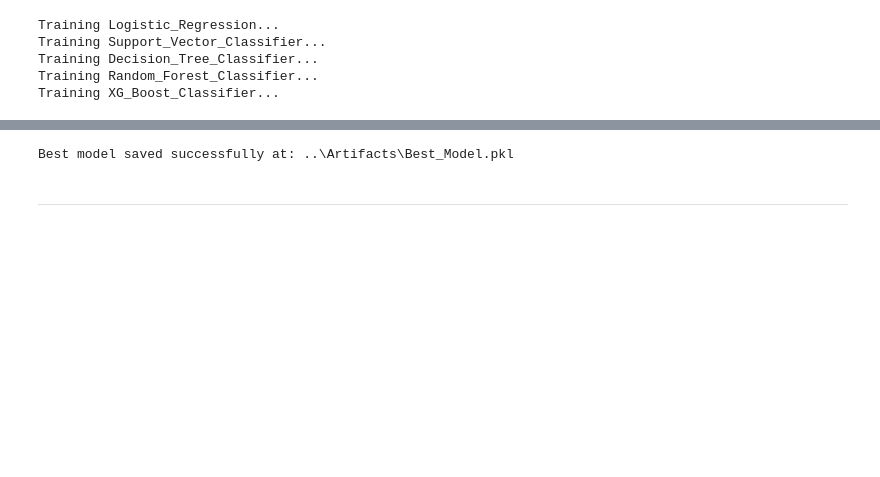
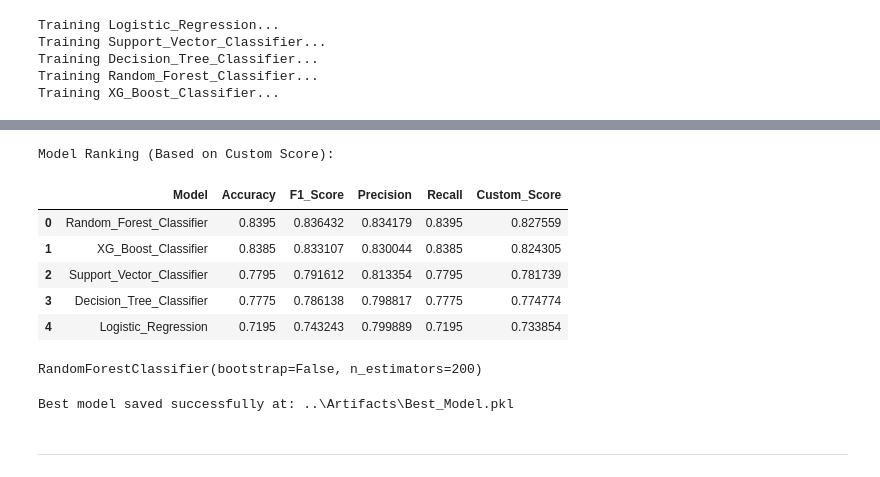
Before and after one commit to rashmiKumari03/Customer_Churn_Prediction, a Jupyter notebook: notebook/Churn_Analysis.ipynb, the cells around one changed output, grey strips where cells are left out. Saved outputs shown, nothing was run; the diff lists cells and outputs as text; code cells hidden in the pictures; blank space fills up the shorter version.

```diff
--- a/notebook/Churn_Analysis.ipynb
+++ b/notebook/Churn_Analysis.ipynb
@@ -1418,3 +1483,18 @@ Model Performance Summary:
+# %%
+print("\nModel Ranking (Based on Custom Score):\n")
+results_df[['Model', 'Accuracy', 'F1_Score', 'Precision', 'Recall', 'Custom_Score']]
+# %% [output]
+Model Ranking (Based on Custom Score):
+|  | Model | Accuracy | F1_Score | Precision | Recall | Custom_Score |
+| 0 | Random_Forest_Classifier | 0.8395 | 0.836432 | 0.834179 | 0.8395 | 0.827559 |
+| 1 | XG_Boost_Classifier | 0.8385 | 0.833107 | 0.830044 | 0.8385 | 0.824305 |
+| 2 | Support_Vector_Classifier | 0.7795 | 0.791612 | 0.813354 | 0.7795 | 0.781739 |
+| 3 | Decision_Tree_Classifier | 0.7775 | 0.786138 | 0.798817 | 0.7775 | 0.774774 |
+| 4 | Logistic_Regression | 0.7195 | 0.743243 | 0.799889 | 0.7195 | 0.733854 |
+# %%
+best_model
+# %% [output]
+RandomForestClassifier(bootstrap=False, n_estimators=200)
 # %%
 # Setting the model save path
 model_path = os.path.join('..','Artifacts', 'Best_Model.pkl')
```
Also changed, not shown: parts of 15 cells of this notebook.
